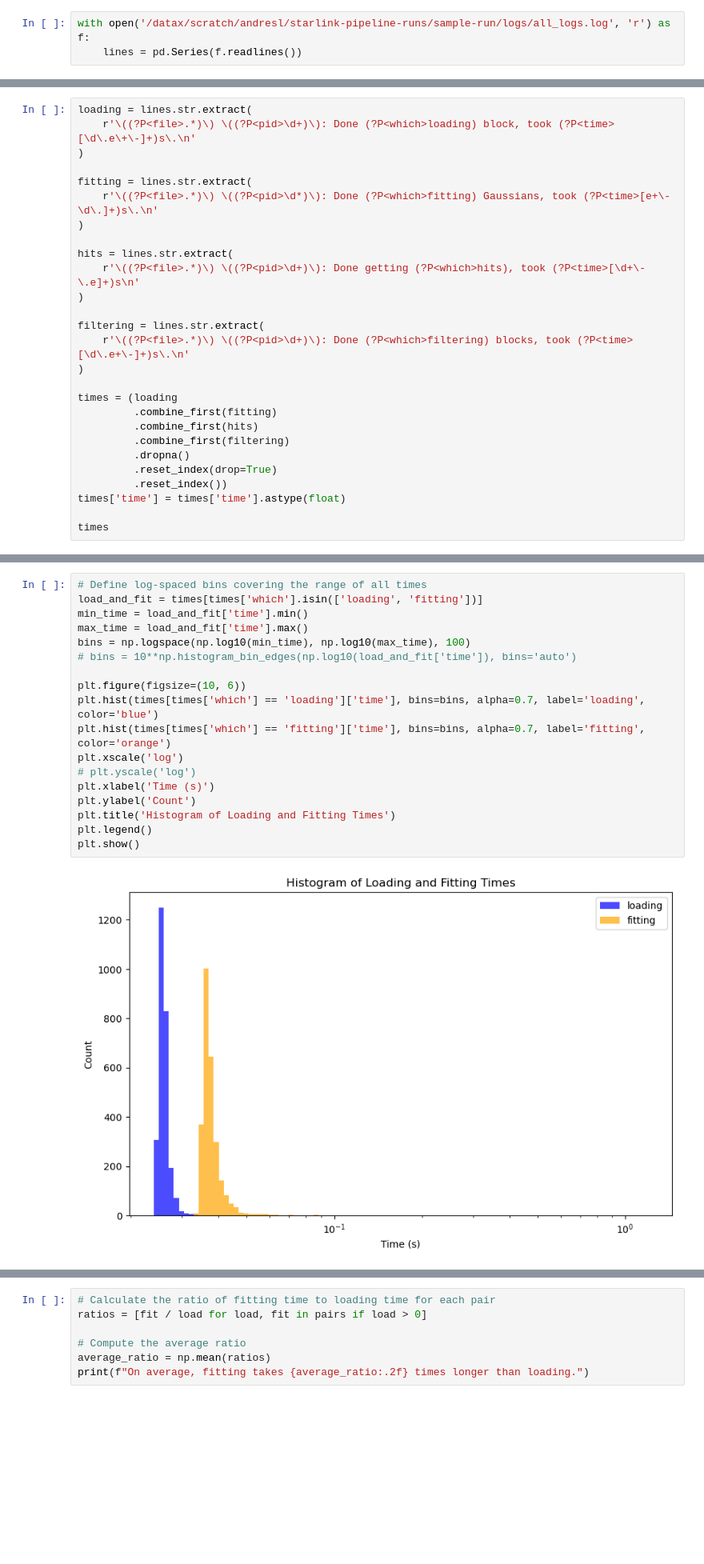
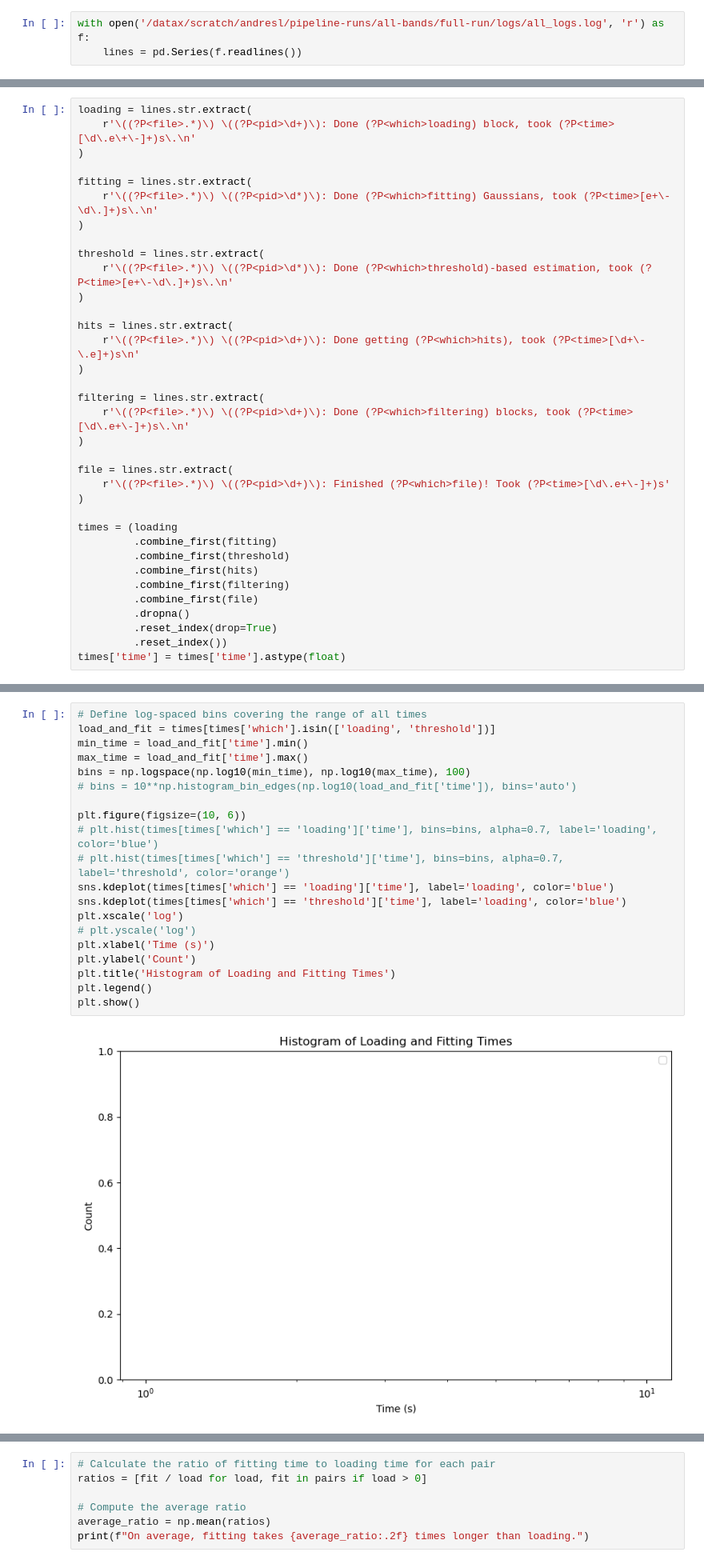
Before and after one commit to andres-luengo/bart, a Jupyter notebook: experiments/comp_speed.ipynb, the cells around one changed output, grey strips where cells are left out. Shown at 80% size. Cells and saved outputs as stored; diff of their text form; blank space fills up the shorter version.

```diff
--- a/experiments/comp_speed.ipynb
+++ b/experiments/comp_speed.ipynb
@@ -7,5 +9,5 @@ import matplotlib.pyplot as plt
 # %%
-with open('/datax/scratch/andresl/starlink-pipeline-runs/sample-run/logs/all_logs.log', 'r') as f:
+with open('/datax/scratch/andresl/pipeline-runs/all-bands/full-run/logs/all_logs.log', 'r') as f:
     lines = pd.Series(f.readlines())
 # %%
 lines.iloc[-2]
@@ -18,6 +20,10 @@ loading = lines.str.extract(
 
 fitting = lines.str.extract(
     r'\((?P<file>.*)\) \((?P<pid>\d*)\): Done (?P<which>fitting) Gaussians, took (?P<time>[e+\-\d\.]+)s\.\n'
+)
+
+threshold = lines.str.extract(
+    r'\((?P<file>.*)\) \((?P<pid>\d*)\): Done (?P<which>threshold)-based estimation, took (?P<time>[e+\-\d\.]+)s\.\n'
 )
 
 hits = lines.str.extract(
@@ -28,13 +34,17 @@ filtering = lines.str.extract(
     r'\((?P<file>.*)\) \((?P<pid>\d+)\): Done (?P<which>filtering) blocks, took (?P<time>[\d\.e+\-]+)s\.\n'
 )
 
+file = lines.str.extract(
+    r'\((?P<file>.*)\) \((?P<pid>\d+)\): Finished (?P<which>file)! Took (?P<time>[\d\.e+\-]+)s'
+)
+
 times = (loading
          .combine_first(fitting)
+         .combine_first(threshold)
          .combine_first(hits)
          .combine_first(filtering)
+         .combine_first(file)
          .dropna()
          .reset_index(drop=True)
          .reset_index())
 times['time'] = times['time'].astype(float)
-
-times
@@ -57,23 +58,25 @@ times.to_csv('/datax/scratch/andresl/starlink-pipeline-runs/sample-run/logs/time
 # %%
 # Define log-spaced bins covering the range of all times
-load_and_fit = times[times['which'].isin(['loading', 'fitting'])]
+load_and_fit = times[times['which'].isin(['loading', 'threshold'])]
 min_time = load_and_fit['time'].min()
 max_time = load_and_fit['time'].max()
 bins = np.logspace(np.log10(min_time), np.log10(max_time), 100)
 # bins = 10**np.histogram_bin_edges(np.log10(load_and_fit['time']), bins='auto')
 
 plt.figure(figsize=(10, 6))
-plt.hist(times[times['which'] == 'loading']['time'], bins=bins, alpha=0.7, label='loading', color='blue')
-plt.hist(times[times['which'] == 'fitting']['time'], bins=bins, alpha=0.7, label='fitting', color='orange')
+# plt.hist(times[times['which'] == 'loading']['time'], bins=bins, alpha=0.7, label='loading', color='blue')
+# plt.hist(times[times['which'] == 'threshold']['time'], bins=bins, alpha=0.7, label='threshold', color='orange')
+sns.kdeplot(times[times['which'] == 'loading']['time'], label='loading', color='blue')
+sns.kdeplot(times[times['which'] == 'threshold']['time'], label='loading', color='blue')
 plt.xscale('log')
 # plt.yscale('log')
 plt.xlabel('Time (s)')
 plt.ylabel('Count')
 plt.title('Histogram of Loading and Fitting Times')
 plt.legend()
 plt.show()
 # %% [output]
-[figure, old version]
+[figure, new version]
 # %%
 # Sort times by file and index to ensure adjacent rows correspond to the same block
 times_sorted = times.sort_values(['file', 'index']).reset_index(drop=True)
```
Also changed, not shown: parts of 5 cells of this notebook, 2 other files.
